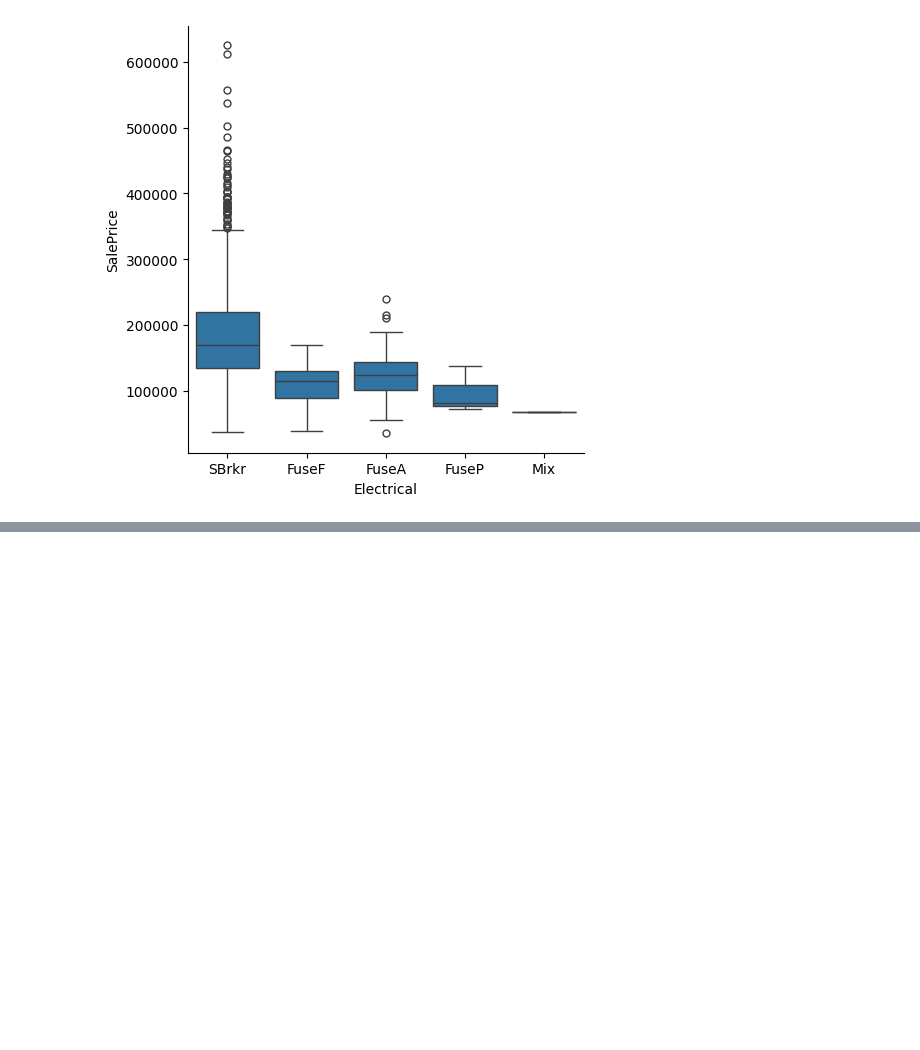
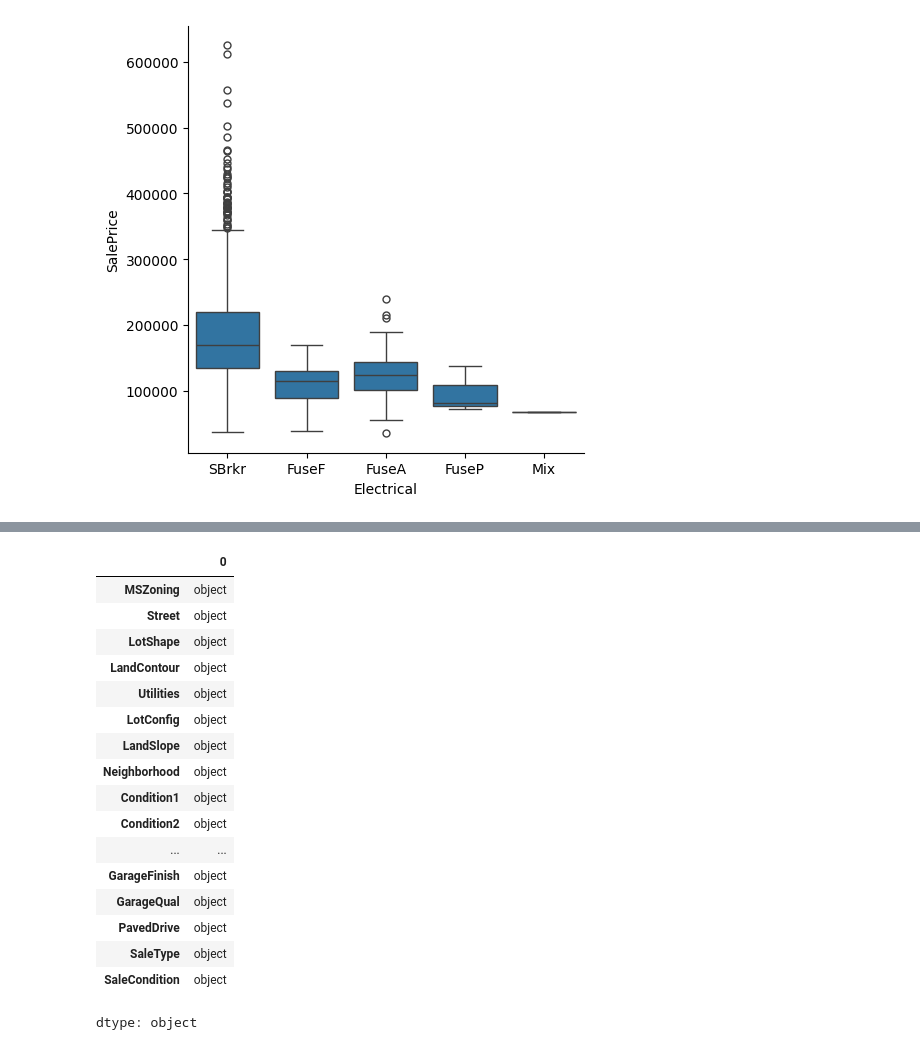
Before and after one commit to raviit244/Kaggle-HousingPrices, a Jupyter notebook: housing_pred.ipynb, the cells around one changed output, grey strips where cells are left out. Saved outputs shown, nothing was run; the diff lists cells and outputs as text; code cells hidden in the pictures; blank space fills up the shorter version.

```diff
--- a/housing_pred.ipynb
+++ b/housing_pred.ipynb
@@ -775,0 +798,21 @@ sns.heatmap(correlation_matrix, annot=True, cmap='coolwarm', fmt='.2f')
+# %%
+train_df.dtypes[train_df.dtypes=='object']
+# %% [output]
+|  | 0 |
+| MSZoning | object |
+| Street | object |
+| LotShape | object |
+| LandContour | object |
+| Utilities | object |
+| LotConfig | object |
+| LandSlope | object |
+| Neighborhood | object |
+| Condition1 | object |
+| Condition2 | object |
+| ... | ... |
+| GarageFinish | object |
+| GarageQual | object |
+| PavedDrive | object |
+| SaleType | object |
+| SaleCondition | object |
+dtype: object
```
Also changed, not shown: parts of 21 cells of this notebook.
